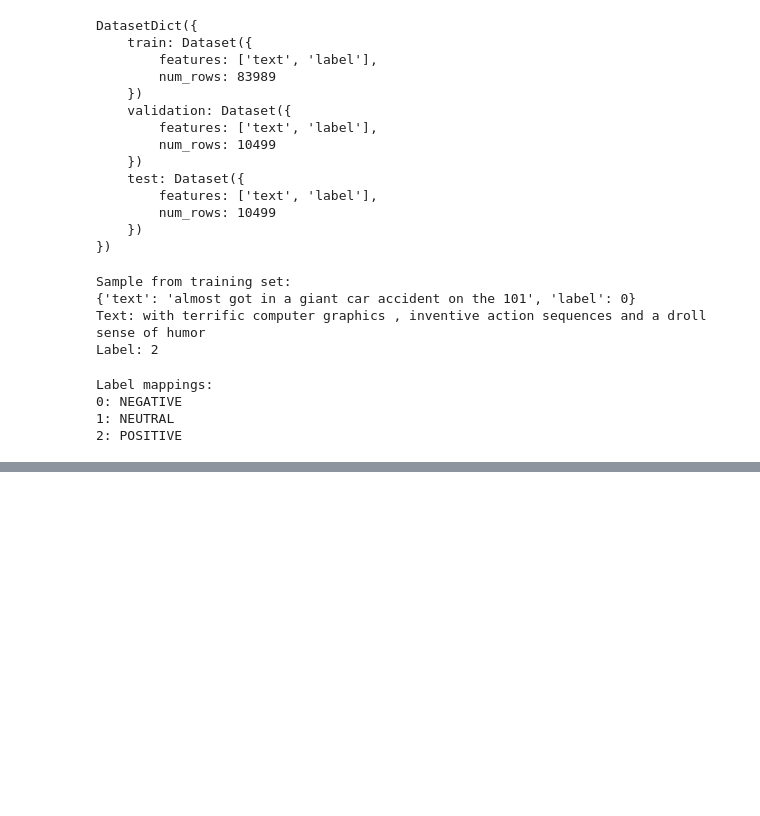
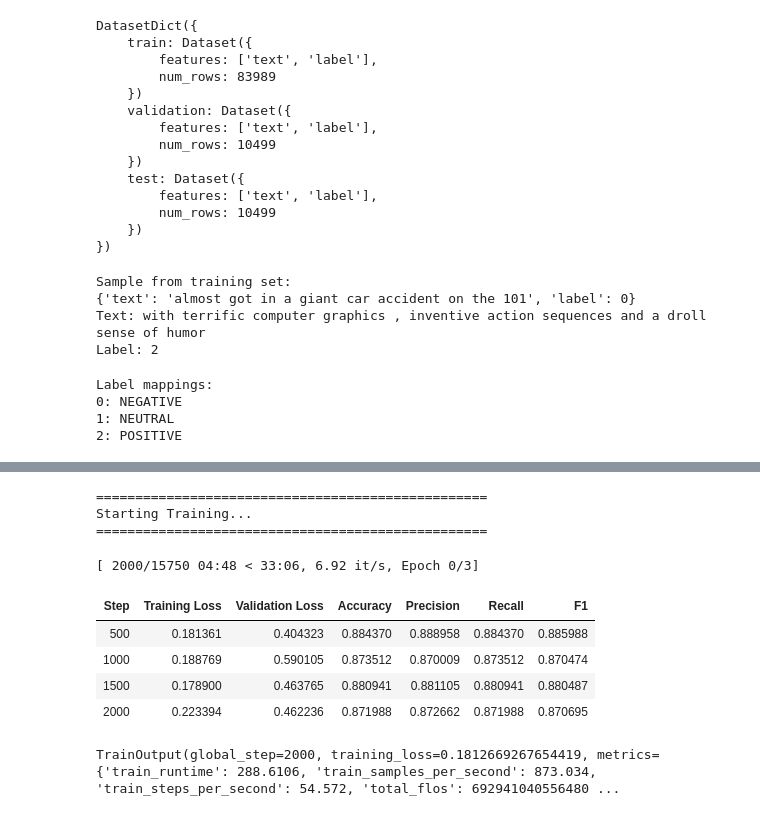
Before and after one commit to Najaf-Ali12/LLM-Hugging-Face, a Jupyter notebook: Finetuning_a_sentiment_analysis_model.ipynb, the cells around one changed output, grey strips where cells are left out. Drawn from its saved outputs; the diff is of its cells as text; code cells hidden in the pictures; blank space fills up the shorter version.

```diff
--- a/Finetuning_a_sentiment_analysis_model.ipynb
+++ b/Finetuning_a_sentiment_analysis_model.ipynb
@@ -88,11 +109,8 @@ print(f"Test: {len(test_dataset)} samples")
 # %%
-# Load the model for sequence classification with 3 labels
+# Load the pre-trained model for sequence classification task.
 model = AutoModelForSequenceClassification.from_pretrained(
-    model_name,
-    num_labels=3,  # 3 classes: negative, neutral, positive
+    "distilbert-base-uncased",
+    num_labels=3,  # 3 classes: NEGATIVE, NEUTRAL, POSITIVE
     id2label=id2label,
     label2id=label2id
 )
-
-# Check model configuration
-print(f"Model loaded with {model.config.num_labels} output labels")
@@ -98,0 +155,47 @@ print(f"Model loaded with {model.config.num_labels} output labels")
+# %%
+# Define matrix function for evaluation
+def compute_metrics(eval_pred):
+    predictions, labels = eval_pred
+    predictions = np.argmax(predictions, axis=1)
+
+    accuracy = accuracy_score(labels, predictions)
+    precision = precision_score(labels, predictions, average='weighted')
+    recall = recall_score(labels, predictions, average='weighted')
+    f1 = f1_score(labels, predictions, average='weighted')
+
+    return {
+        'accuracy': accuracy,
+        'precision': precision,
+        'recall': recall,
+        'f1': f1
+    }
+# %%
+# Initializing the trainer
+trainer = Trainer(
+    model=model,
+    args=training_args,
+    train_dataset=train_dataset,
+    eval_dataset=validation_dataset,
+    processing_class=tokenizer,
+    compute_metrics=compute_metrics,
+    callbacks=[EarlyStoppingCallback(early_stopping_patience=3)],
+)
+# %%
+# Train the model
+print("\n" + "="*50)
+print("Starting Training...")
+print("="*50)
+
+# Train the model
+trainer.train()
+# %% [output]
+==================================================
+Starting Training...
+==================================================
+[ 2000/15750 04:48 < 33:06, 6.92 it/s, Epoch 0/3]
+| Step | Training Loss | Validation Loss | Accuracy | Precision | Recall | F1 |
+| 500 | 0.181361 | 0.404323 | 0.884370 | 0.888958 | 0.884370 | 0.885988 |
+| 1000 | 0.188769 | 0.590105 | 0.873512 | 0.870009 | 0.873512 | 0.870474 |
+| 1500 | 0.178900 | 0.463765 | 0.880941 | 0.881105 | 0.880941 | 0.880487 |
+| 2000 | 0.223394 | 0.462236 | 0.871988 | 0.872662 | 0.871988 | 0.870695 |
+TrainOutput(global_step=2000, training_loss=0.1812669267654419, metrics={'train_runtime': 288.6106, 'train_samples_per_second': 873.034, 'train_steps_per_second': 54.572, 'total_flos': 692941040556480 ...
```
Also changed, not shown: parts of 14 cells of this notebook.
